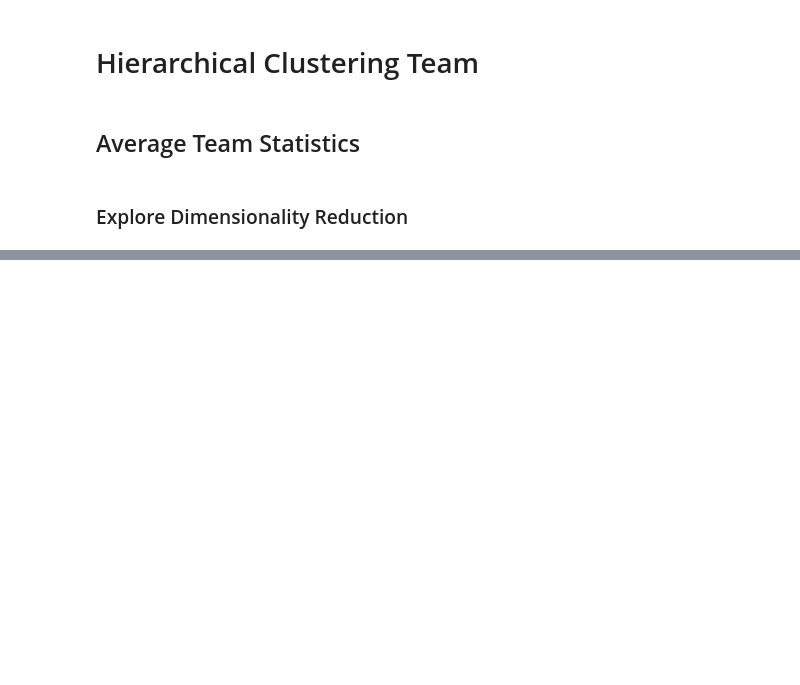
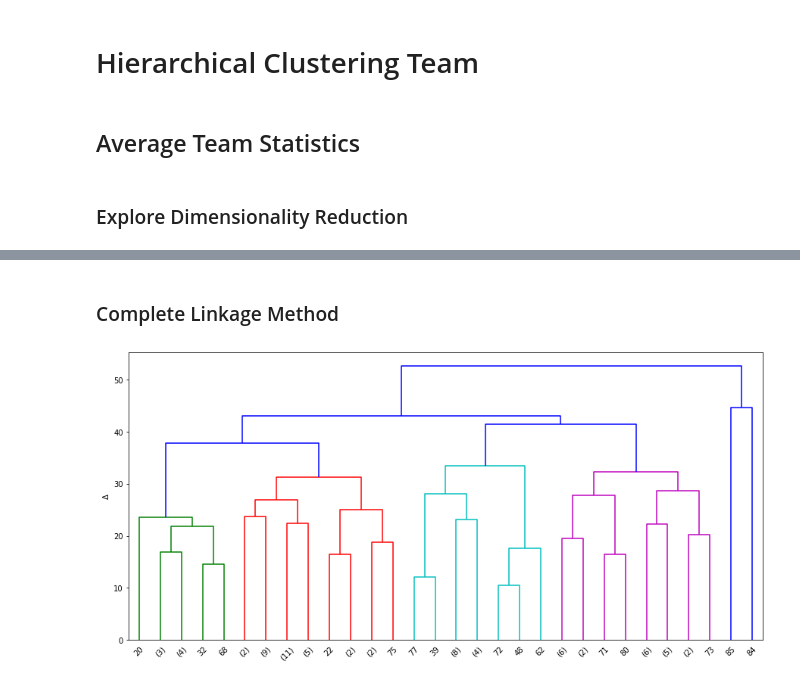
Before and after one commit to abeljoshua20/PBA-Statistic-Clustering, a Jupyter notebook: PBA_Merging_WordCloud.ipynb, the cells around one changed output, grey strips where cells are left out. Saved outputs shown, nothing was run; the diff lists cells and outputs as text; code cells hidden in the pictures; blank space fills up the shorter version.

```diff
--- a/PBA_Merging_WordCloud.ipynb
+++ b/PBA_Merging_WordCloud.ipynb
@@ -241,0 +191,8 @@ pca = PCA(10).fit(feature)
+# %% [markdown]
+### Complete Linkage Method
+# %%
+fig, ax = plt.subplots(figsize=(15, 7))
+Z_complete = linkage(feature_raw, method='complete', optimal_ordering=True)
+ax = plot_dendrogram(Z_complete, ax)
+# %% [output]
+[figure, added]
```
Also changed, not shown: parts of 63 cells of this notebook.
